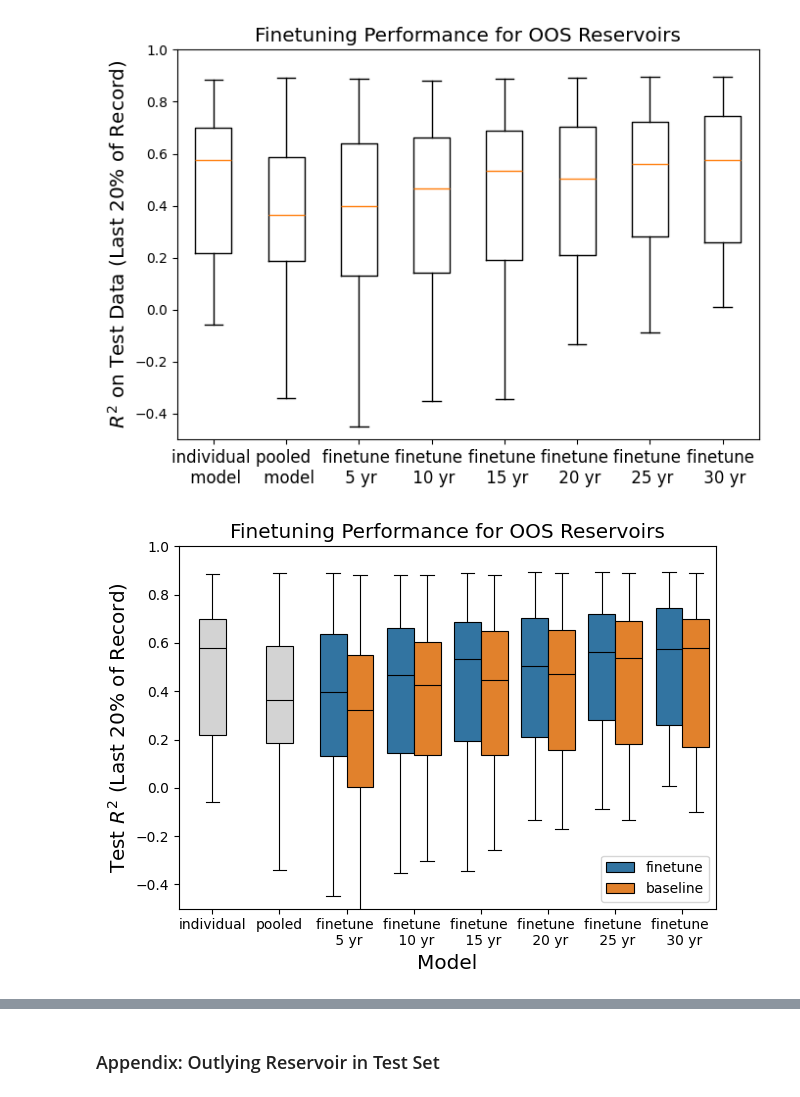
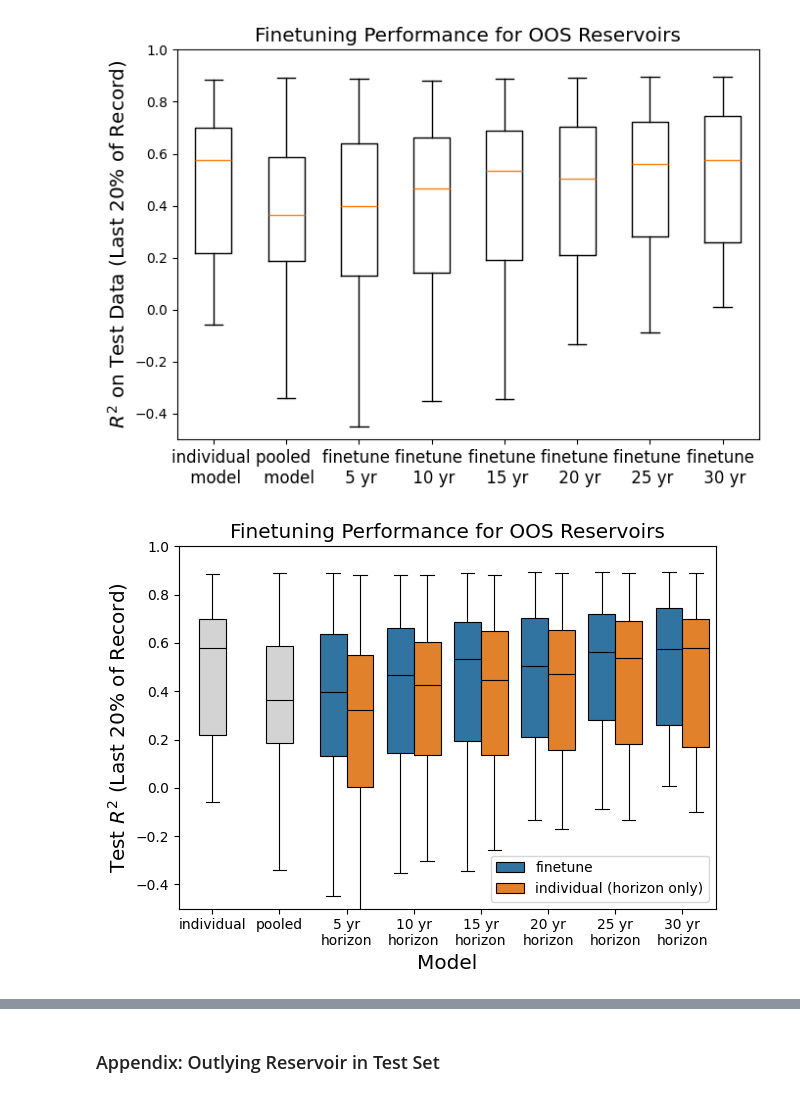
Before and after one commit to Matt2371/DL-reservoir-modeling, a Jupyter notebook: experiments/10e_resops_evaluate.ipynb, the cells around one changed output, grey strips where cells are left out. Saved outputs shown, nothing was run; the diff lists cells and outputs as text; code cells hidden in the pictures.

Commit message:
Update finetuning and r2 decline scatter
- r2 decline scatter: label with reservoir ID number instead of abbr. name
- finetuning boxplot: rename baseline to individual (horizon only) in legend

```diff
--- a/experiments/10e_resops_evaluate.ipynb
+++ b/experiments/10e_resops_evaluate.ipynb
@@ -727,14 +731,15 @@ plt.show()
 # Read baseline data
 baseline_r2 = pd.read_csv('report/results/resops_training/resops_oos_finetuning_baseline.csv', index_col=0)
 
-# Regex to find one of the years as a standalone number chunk (e.g. handles "finetuned_pooled_5yr")
-year_re = re.compile(r'(?<!\d)(5|10|15|20|25|30)(?!\d)')
 
 def finetune_df_to_long(df: pd.DataFrame, group_label: str) -> pd.DataFrame:
     """
     Convert a wide df to long form with columns mapped to a 'category' (years)
     and rows as 'value'. Unmatched columns are skipped.
     """
+    # Regex to find one of the years as a standalone number chunk (e.g. handles "finetuned_pooled_5yr")
+    year_re = re.compile(r'(?<!\d)(5|10|15|20|25|30)(?!\d)')
+
     records = []
     for col in df.columns:
         # Build rows: each non-NA entry in this column becomes one record
@@ -747,7 +752,7 @@ def finetune_df_to_long(df: pd.DataFrame, group_label: str) -> pd.DataFrame:
             category = col
             group = "plain"
         else:
-            category = f"finetune \n {int(m.group(0))} yr"
+            category = f"{int(m.group(0))} yr\nhorizon"
             group = group_label
 
         records.append(pd.DataFrame({
@@ -759,40 +764,40 @@ def finetune_df_to_long(df: pd.DataFrame, group_label: str) -> pd.DataFrame:
 
 # Build long-form from both sources
 long_finetune = finetune_df_to_long(finetuning_r2, "finetune")
-long_baseline = finetune_df_to_long(baseline_r2, "baseline")
+long_baseline = finetune_df_to_long(baseline_r2, "individual (horizon only)")
 long_df = pd.concat([long_finetune, long_baseline], ignore_index=True)
 
 palette = {
     "finetune": sns.color_palette()[0],
-    "baseline": sns.color_palette()[1],
+    "individual (horizon only)": sns.color_palette()[1],
     "plain": "lightgrey"
 }
 
 
 cat_order = list(pd.unique(long_df["category"])) # Desired category order
 plain_df = long_df[long_df["group"] == "plain"] # Split data: pooled and individual
 non_plain = long_df[long_df["group"] != "plain"] # Split data: finetune and baseline
 # Common outline settings
 common_kws = dict(linewidth=0.8, boxprops=dict(edgecolor="black"), whiskerprops=dict(color="black"), capprops=dict(color="black"),
     medianprops=dict(color="black"), flierprops=dict(markeredgecolor="black", markerfacecolor="none"))
 
 fig, ax = plt.subplots()
 
 # 1) finetune/baseline (dodged)
 sns.boxplot(data=non_plain, x="category", y="value", hue="group", palette=palette, order=cat_order, ax=ax, width=0.8, **common_kws)
 # 2) plain (centered)
 if not plain_df.empty:
     sns.boxplot(data=plain_df, x="category", y="value", color=palette["plain"], order=cat_order, ax=ax, width=0.4, **common_kws)
 
 ax.set_ylim(-0.5, 1)
 ax.set_ylabel('Test $R^2$ (Last 20% of Record)', size='x-large')
 ax.set_xlabel("Model", size='x-large')
 ax.set_title('Finetuning Performance for OOS Reservoirs', size='x-large')
 handles, labels = ax.get_legend_handles_labels()
 keep = [i for i, lab in enumerate(labels) if lab != "plain"]
 ax.legend([handles[i] for i in keep], [labels[i] for i in keep], title=None)
 plt.tight_layout()
 plt.savefig('report/drafting/8_15_2025/Figures/finetuning_vs_baseline.png', dpi=300)
 plt.show()
 # %% [output]
-[figure, old version]
+[figure, new version]
```
Also changed, not shown: parts of 3 cells of this notebook, 2 other files.
